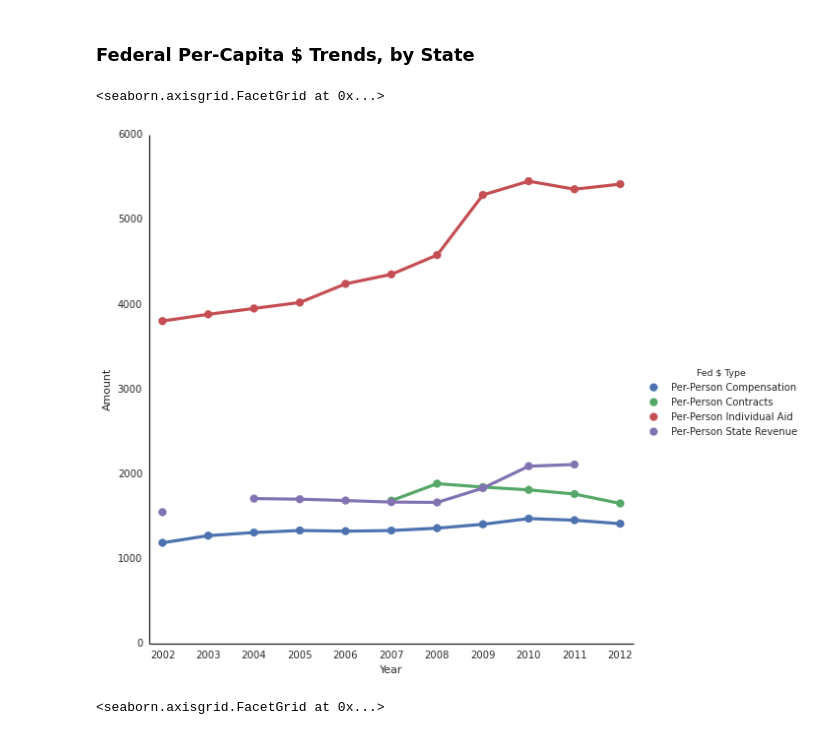
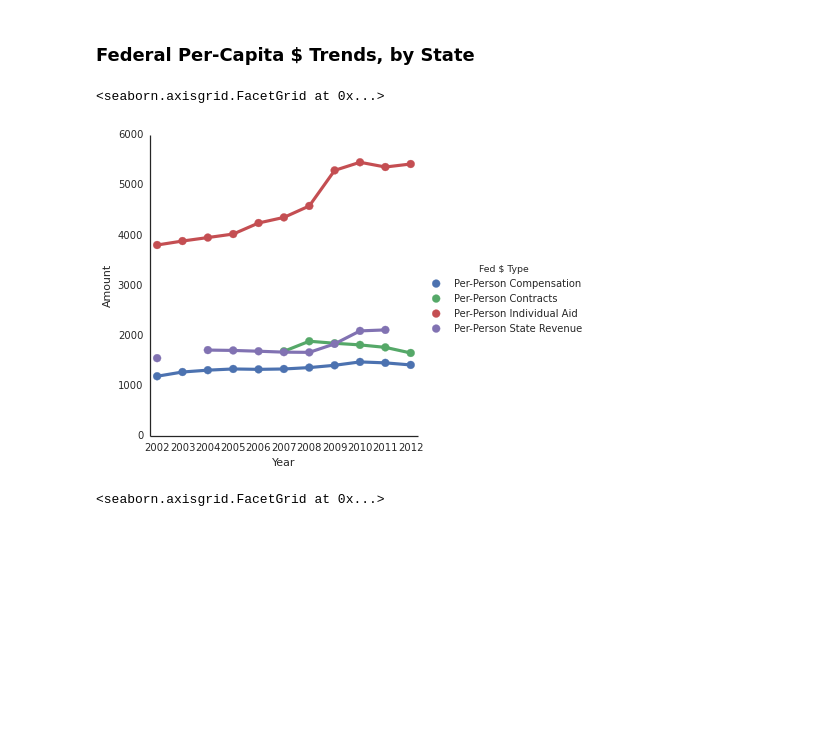
Before and after one commit to bsweger/nerdsummit, a Jupyter notebook: StateSmart.ipynb, the cells around one changed output. Drawn from its saved outputs; the diff is of its cells as text; code cells hidden in the pictures; blank space fills up the shorter version.

```diff
--- a/State Smart - Federal Funds in 50 States.ipynb
+++ b/StateSmart.ipynb
@@ -283,11 +283,11 @@ spendtype_pc.head()
 # %%
 sns.factorplot(
     'Year', 'Amount', 'Fed $ Type',
-    spendtype_pc[spendtype_pc['State']=='US'],kind='point',size=8
+    spendtype_pc[spendtype_pc['State']=='US'],kind='point',size=5
     )
 # %% [output]
 <seaborn.axisgrid.FacetGrid at 0x...>
-[figure, old version]
+[figure, new version]
 # %%
 #plot per-capita federal spending (by type) in the U.S.
 #exclude Washington, DC because its federal compensation numbers skew so high
```
Also changed, not shown: parts of 6 cells of this notebook, 1 other file.
